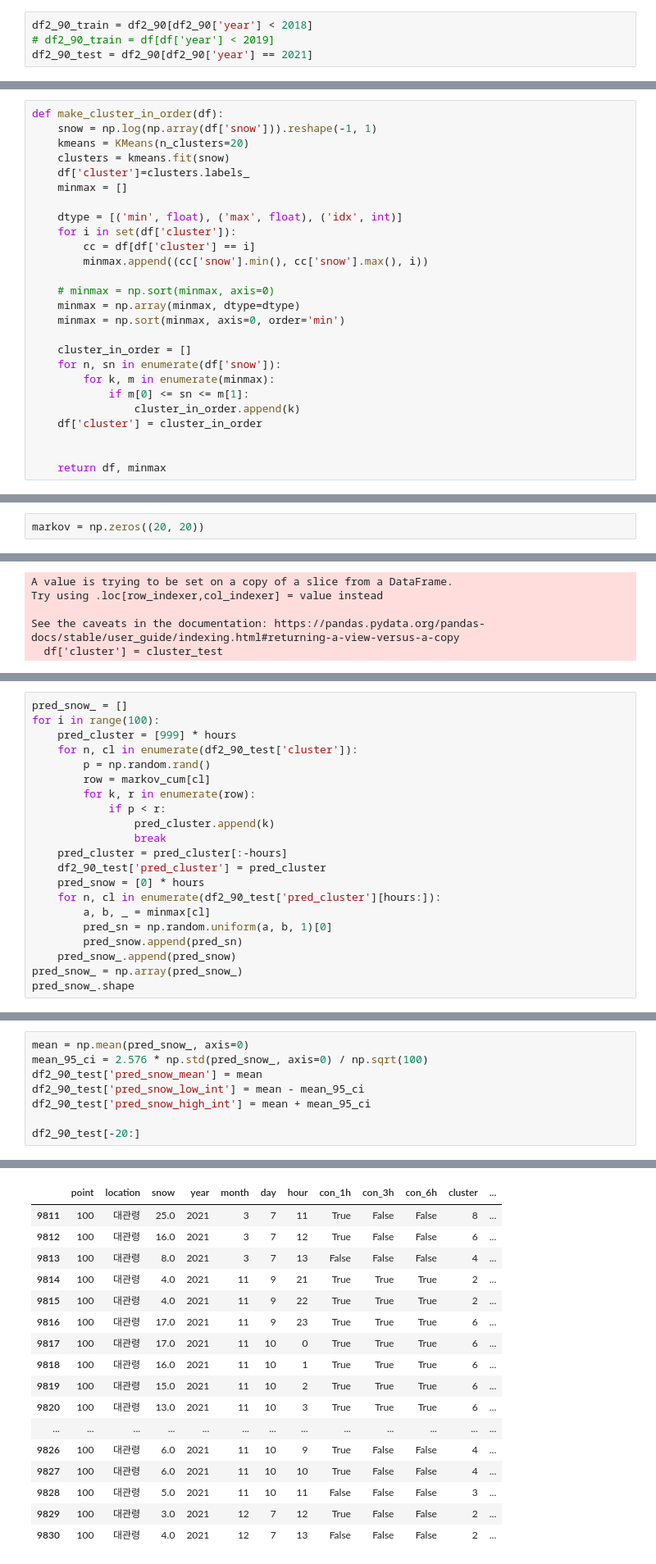
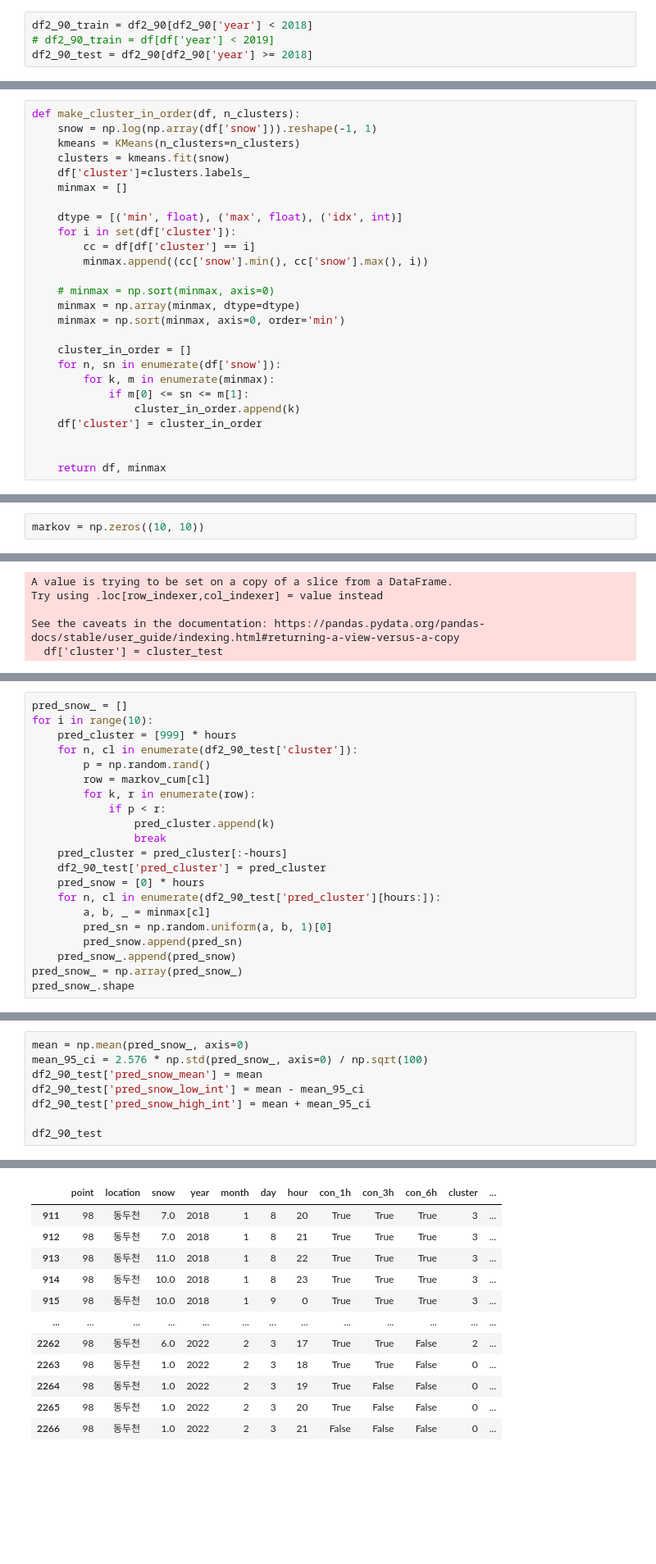
Before and after one commit to joon-stack/snow-prediction-markov-lstm, a Jupyter notebook: workspace.ipynb, the cells around one changed output, grey strips where cells are left out. Shown at 82% size. Cells and saved outputs as stored; diff of their text form; blank space fills up the shorter version.

```diff
--- a/workspace.ipynb
+++ b/workspace.ipynb
@@ -97,7 +263,7 @@ df2_90
 # %%
 df2_90_train = df2_90[df2_90['year'] < 2018]
 # df2_90_train = df[df['year'] < 2019]
-df2_90_test = df2_90[df2_90['year'] == 2021]
+df2_90_test = df2_90[df2_90['year'] >= 2018]
 # %%
 df2_90_test
 # %% [output]
@@ -117,7 +283,7 @@ df2_90_test
 # %%
-def make_cluster_in_order(df):
+def make_cluster_in_order(df, n_clusters):
     snow = np.log(np.array(df['snow'])).reshape(-1, 1)
-    kmeans = KMeans(n_clusters=20)
+    kmeans = KMeans(n_clusters=n_clusters)
     clusters = kmeans.fit(snow)
     df['cluster']=clusters.labels_
     minmax = []
@@ -178,5 +342,5 @@ See the caveats in the documentation: https://pandas.pydata.org/pandas-docs/stab
 # %%
-markov = np.zeros((20, 20))
+markov = np.zeros((10, 10))
 # %%
 for n, cl in enumerate(df2_90_train['cluster']):
     if n == len(df2_90_train['cluster'])-1:
@@ -249,6 +410,6 @@ df2_90_test.groupby('cluster').count()
 # %%
 pred_snow_ = []
-for i in range(100):
+for i in range(10):
     pred_cluster = [999] * hours
     for n, cl in enumerate(df2_90_test['cluster']):
         p = np.random.rand()
@@ -277,41 +438,36 @@ See the caveats in the documentation: https://pandas.pydata.org/pandas-docs/stab
 # %%
 mean = np.mean(pred_snow_, axis=0)
 mean_95_ci = 2.576 * np.std(pred_snow_, axis=0) / np.sqrt(100)
 df2_90_test['pred_snow_mean'] = mean
 df2_90_test['pred_snow_low_int'] = mean - mean_95_ci
 df2_90_test['pred_snow_high_int'] = mean + mean_95_ci
 
-df2_90_test[-20:]
+df2_90_test
 # %% [output]
 A value is trying to be set on a copy of a slice from a DataFrame.
 Try using .loc[row_indexer,col_indexer] = value instead
 
 See the caveats in the documentation: https://pandas.pydata.org/pandas-docs/stable/user_guide/indexing.html#returning-a-view-versus-a-copy
   df2_90_test['pred_snow_mean'] = mean
 A value is trying to be set on a copy of a slice from a DataFrame.
 Try using .loc[row_indexer,col_indexer] = value instead
 
 See the caveats in the documentation: https://pandas.pydata.org/pandas-docs/stable/user_guide/indexing.html#returning-a-view-versus-a-copy
   df2_90_test['pred_snow_low_int'] = mean - mean_95_ci
 A value is trying to be set on a copy of a slice from a DataFrame.
 Try using .loc[row_indexer,col_indexer] = value instead
 
 See the caveats in the documentation: https://pandas.pydata.org/pandas-docs/stable/user_guide/indexing.html#returning-a-view-versus-a-copy
   df2_90_test['pred_snow_high_int'] = mean + mean_95_ci
 |  | point | location | snow | year | month | day | hour | con_1h | con_3h | con_6h | cluster | ... |
-| 9811 | 100 | 대관령 | 25.0 | 2021 | 3 | 7 | 11 | True | False | False | 8 | ... |
-| 9812 | 100 | 대관령 | 16.0 | 2021 | 3 | 7 | 12 | True | False | False | 6 | ... |
-| 9813 | 100 | 대관령 | 8.0 | 2021 | 3 | 7 | 13 | False | False | False | 4 | ... |
-| 9814 | 100 | 대관령 | 4.0 | 2021 | 11 | 9 | 21 | True | True | True | 2 | ... |
-| 9815 | 100 | 대관령 | 4.0 | 2021 | 11 | 9 | 22 | True | True | True | 2 | ... |
-| 9816 | 100 | 대관령 | 17.0 | 2021 | 11 | 9 | 23 | True | True | True | 6 | ... |
-| 9817 | 100 | 대관령 | 17.0 | 2021 | 11 | 10 | 0 | True | True | True | 6 | ... |
-| 9818 | 100 | 대관령 | 16.0 | 2021 | 11 | 10 | 1 | True | True | True | 6 | ... |
-| 9819 | 100 | 대관령 | 15.0 | 2021 | 11 | 10 | 2 | True | True | True | 6 | ... |
-| 9820 | 100 | 대관령 | 13.0 | 2021 | 11 | 10 | 3 | True | True | True | 6 | ... |
+| 911 | 98 | 동두천 | 7.0 | 2018 | 1 | 8 | 20 | True | True | True | 3 | ... |
+| 912 | 98 | 동두천 | 7.0 | 2018 | 1 | 8 | 21 | True | True | True | 3 | ... |
+| 913 | 98 | 동두천 | 11.0 | 2018 | 1 | 8 | 22 | True | True | True | 3 | ... |
+| 914 | 98 | 동두천 | 10.0 | 2018 | 1 | 8 | 23 | True | True | True | 3 | ... |
+| 915 | 98 | 동두천 | 10.0 | 2018 | 1 | 9 | 0 | True | True | True | 3 | ... |
 | ... | ... | ... | ... | ... | ... | ... | ... | ... | ... | ... | ... | ... |
-| 9826 | 100 | 대관령 | 6.0 | 2021 | 11 | 10 | 9 | True | False | False | 4 | ... |
-| 9827 | 100 | 대관령 | 6.0 | 2021 | 11 | 10 | 10 | True | False | False | 4 | ... |
-| 9828 | 100 | 대관령 | 5.0 | 2021 | 11 | 10 | 11 | False | False | False | 3 | ... |
-| 9829 | 100 | 대관령 | 3.0 | 2021 | 12 | 7 | 12 | True | False | False | 2 | ... |
-| 9830 | 100 | 대관령 | 4.0 | 2021 | 12 | 7 | 13 | False | False | False | 2 | ... |
+| 2262 | 98 | 동두천 | 6.0 | 2022 | 2 | 3 | 17 | True | True | False | 2 | ... |
+| 2263 | 98 | 동두천 | 1.0 | 2022 | 2 | 3 | 18 | True | True | False | 0 | ... |
+| 2264 | 98 | 동두천 | 1.0 | 2022 | 2 | 3 | 19 | True | False | False | 0 | ... |
+| 2265 | 98 | 동두천 | 1.0 | 2022 | 2 | 3 | 20 | True | False | False | 0 | ... |
+| 2266 | 98 | 동두천 | 1.0 | 2022 | 2 | 3 | 21 | False | False | False | 0 | ... |
```
Also changed, not shown: parts of 24 cells of this notebook, 12 other files.
